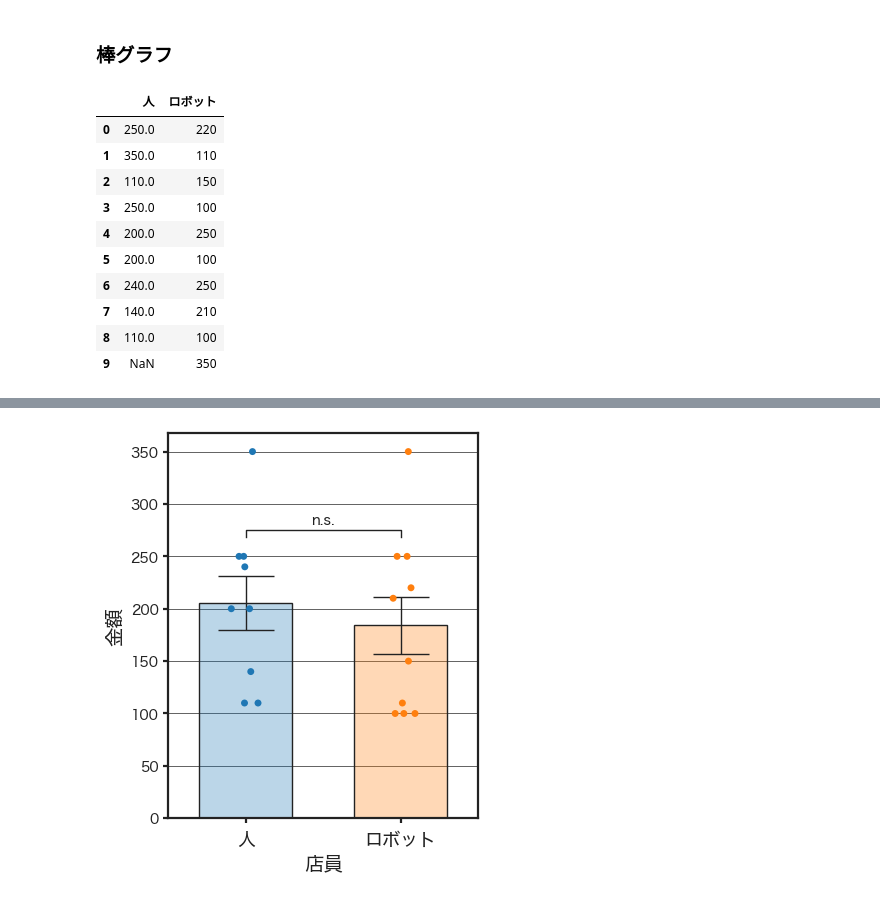
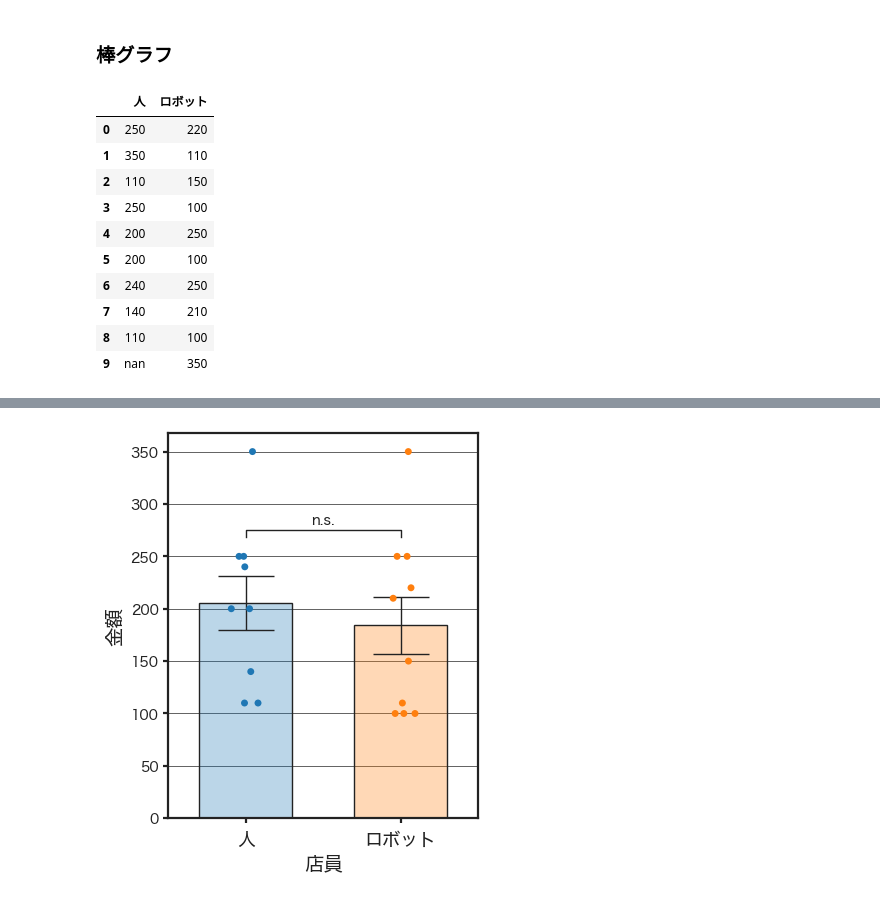
Before and after one commit to hayaponpoco/CommU_cafe, a Jupyter notebook: analysis/analysis.ipynb, the cells around one changed output, grey strips where cells are left out. Cells and saved outputs as stored; diff of their text form; code cells hidden in the pictures.

```diff
--- a/analysis/analysis.ipynb
+++ b/analysis/analysis.ipynb
@@ -415,20 +608,20 @@ H = 0.490268, p-value = 0.483808
 # %% [markdown]
 ### 棒グラフ
 # %%
-df = pd.DataFrame({
+df_bar = pd.DataFrame({
     '人': human.reset_index()['金額'],
     'ロボット': robot.reset_index()['金額']
 })
-df
+df_bar.apply(lambda s: s.apply(lambda x: format(x, 'g')))
 # %% [output]
 |  | 人 | ロボット |
-| 0 | 250.0 | 220 |
-| 1 | 350.0 | 110 |
-| 2 | 110.0 | 150 |
-| 3 | 250.0 | 100 |
-| 4 | 200.0 | 250 |
-| 5 | 200.0 | 100 |
-| 6 | 240.0 | 250 |
-| 7 | 140.0 | 210 |
-| 8 | 110.0 | 100 |
-| 9 | NaN | 350 |
+| 0 | 250 | 220 |
+| 1 | 350 | 110 |
+| 2 | 110 | 150 |
+| 3 | 250 | 100 |
+| 4 | 200 | 250 |
+| 5 | 200 | 100 |
+| 6 | 240 | 250 |
+| 7 | 140 | 210 |
+| 8 | 110 | 100 |
+| 9 | nan | 350 |
```
Also changed, not shown: parts of 40 cells of this notebook, 4 other files.
